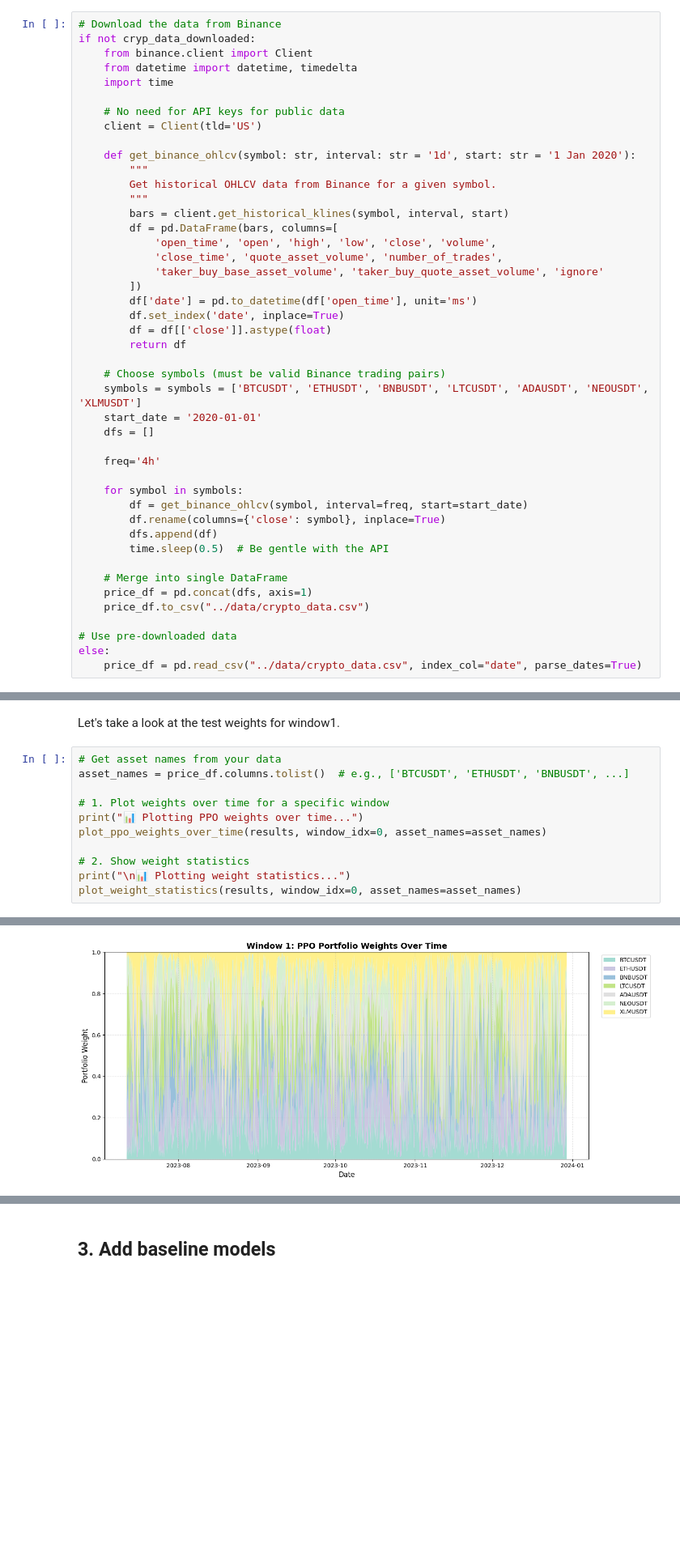
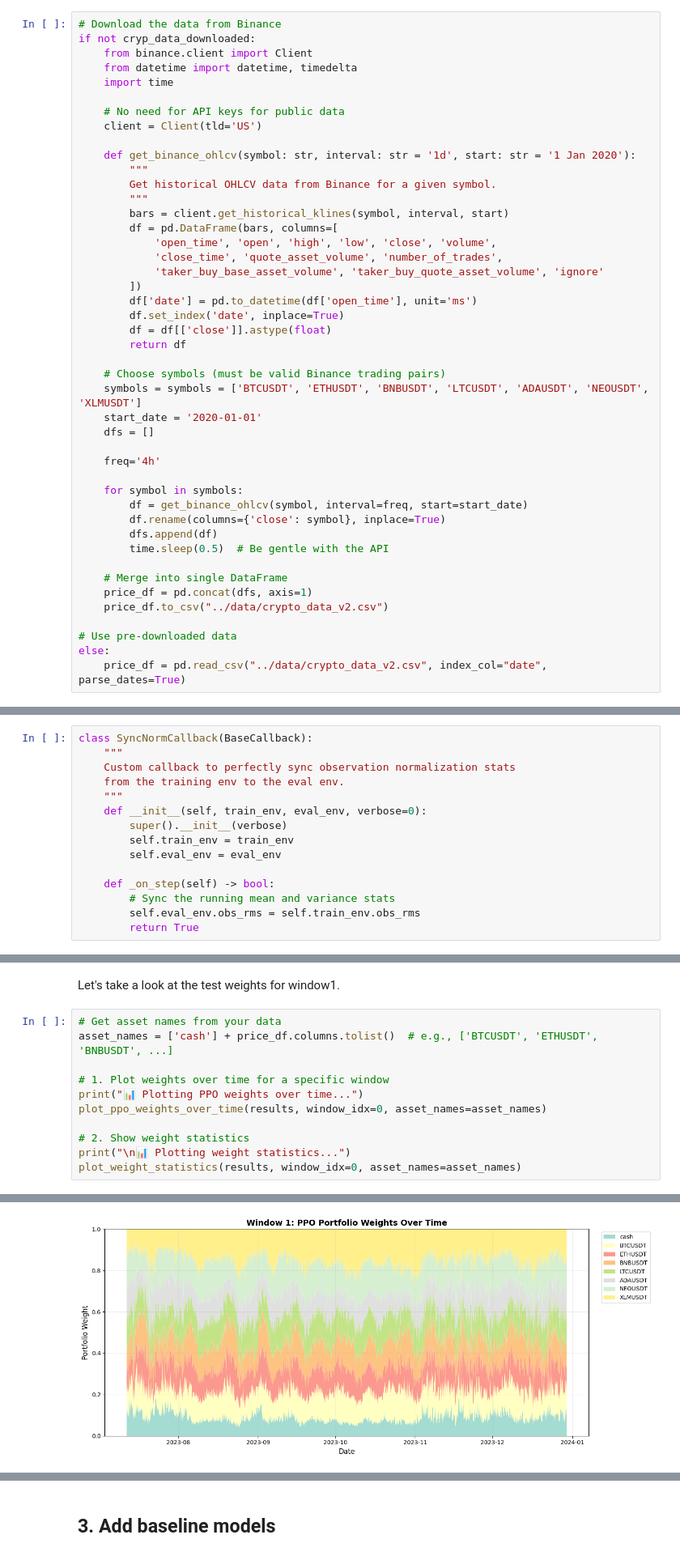
Before and after one commit to yeonjaej/drl-crypto-portfolio, a Jupyter notebook: notebooks/main_analysis.ipynb, the cells around one changed output, grey strips where cells are left out. Shown at 81% size. Drawn from its saved outputs; the diff is of its cells as text; blank space fills up the shorter version.

Commit message:
v2: cash position, transaction costs

```diff
--- a/notebooks/main_analysis.ipynb
+++ b/notebooks/main_analysis.ipynb
@@ -84,11 +84,11 @@ if not cryp_data_downloaded:
 
     # Merge into single DataFrame
     price_df = pd.concat(dfs, axis=1)
-    price_df.to_csv("../data/crypto_data.csv")
+    price_df.to_csv("../data/crypto_data_v2.csv")
 
 # Use pre-downloaded data
 else:
-    price_df = pd.read_csv("../data/crypto_data.csv", index_col="date", parse_dates=True)
+    price_df = pd.read_csv("../data/crypto_data_v2.csv", index_col="date", parse_dates=True)
 # %% [markdown]
 ### 1.2. Data validation
 
@@ -233,3 +237,18 @@ from stable_baselines3.common.callbacks import EvalCallback
+# %%
+class SyncNormCallback(BaseCallback):
+    """
+    Custom callback to perfectly sync observation normalization stats
+    from the training env to the eval env.
+    """
+    def __init__(self, train_env, eval_env, verbose=0):
+        super().__init__(verbose)
+        self.train_env = train_env
+        self.eval_env = eval_env
+
+    def _on_step(self) -> bool:
+        # Sync the running mean and variance stats
+        self.eval_env.obs_rms = self.train_env.obs_rms
+        return True
 # %%
 
 results = [] # to save test results
@@ -487,16 +560,16 @@ else:
 Let's take a look at the test weights for window1.
 # %%
 # Get asset names from your data
-asset_names = price_df.columns.tolist()  # e.g., ['BTCUSDT', 'ETHUSDT', 'BNBUSDT', ...]
+asset_names = ['cash'] + price_df.columns.tolist()  # e.g., ['BTCUSDT', 'ETHUSDT', 'BNBUSDT', ...]
 
 # 1. Plot weights over time for a specific window
 print("📊 Plotting PPO weights over time...")
 plot_ppo_weights_over_time(results, window_idx=0, asset_names=asset_names)
 
 # 2. Show weight statistics
 print("\n📊 Plotting weight statistics...")
 plot_weight_statistics(results, window_idx=0, asset_names=asset_names)
 # %% [output]
 📊 Plotting PPO weights over time...
-[figure, old version]
+[figure, new version]
 📊 Plotting weight statistics...
```
Also changed, not shown: parts of 10 cells of this notebook, 2 other files.
